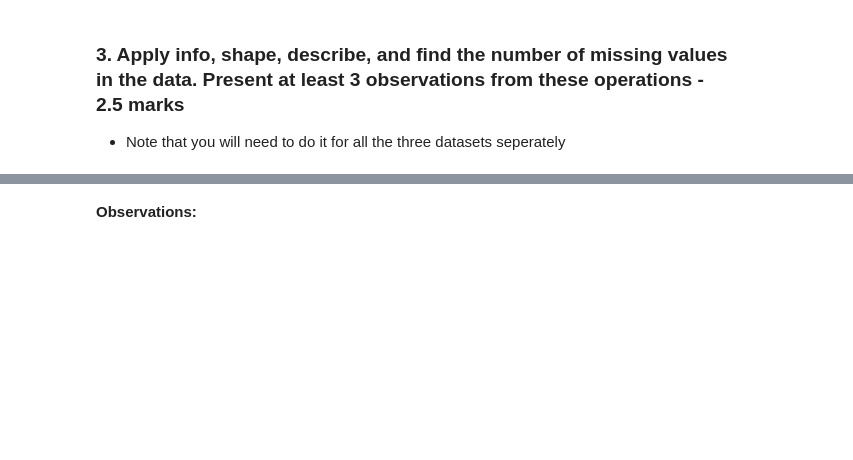
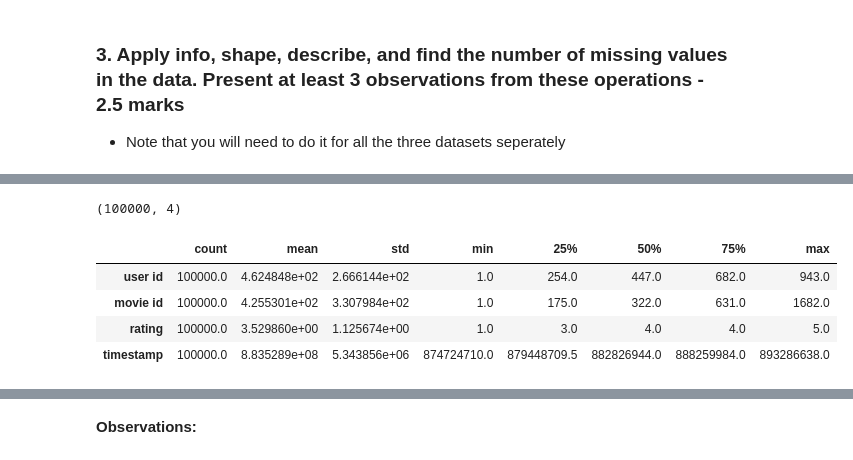
Before and after one commit to Oris-DevOps/AI_ML-MovieLens-Data-Analysis, a Jupyter notebook: MovieLens_Project_Question_Notebook.ipynb, the cells around one changed output, grey strips where cells are left out. Cells and saved outputs as stored; diff of their text form; code cells hidden in the pictures; blank space fills up the shorter version.

```diff
--- a/MovieLens_Project_Question_Notebook.ipynb
+++ b/MovieLens_Project_Question_Notebook.ipynb
@@ -95,0 +111,14 @@ userData= pd.read_csv(pathU)
+# %%
+# shape of ratingDf
+ratingDf.shape
+# %% [output]
+(100000, 4)
+# %%
+# describe function to analyze 5 point summary of ratingDf
+ratingDf.describe().T
+# %% [output]
+|  | count | mean | std | min | 25% | 50% | 75% | max |
+| user id | 100000.0 | 4.624848e+02 | 2.666144e+02 | 1.0 | 254.0 | 447.0 | 682.0 | 943.0 |
+| movie id | 100000.0 | 4.255301e+02 | 3.307984e+02 | 1.0 | 175.0 | 322.0 | 631.0 | 1682.0 |
+| rating | 100000.0 | 3.529860e+00 | 1.125674e+00 | 1.0 | 3.0 | 4.0 | 4.0 | 5.0 |
+| timestamp | 100000.0 | 8.835289e+08 | 5.343856e+06 | 874724710.0 | 879448709.5 | 882826944.0 | 888259984.0 | 893286638.0 |
```
Also changed, not shown: parts of 13 cells of this notebook.
